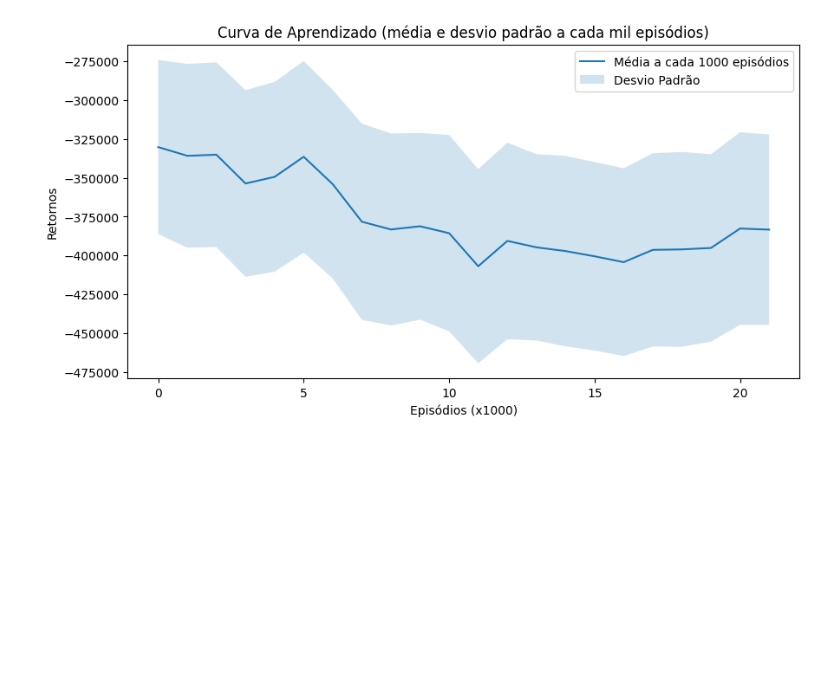
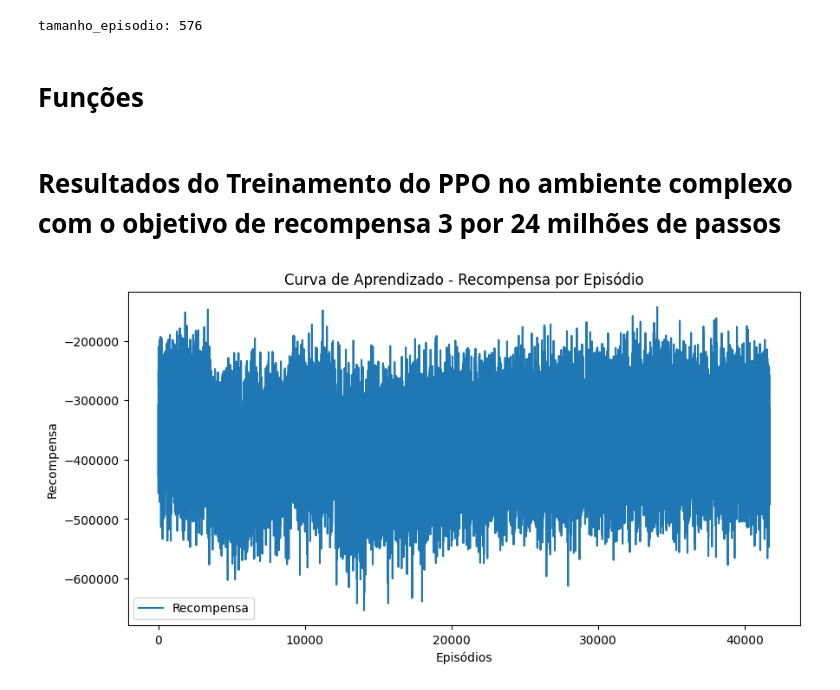
Before and after one commit to MarquinhoCF/food-delivery-gym, a Jupyter notebook: src/notebooks/generate_graphs.ipynb, the cells around one changed output. Saved outputs shown, nothing was run; the diff lists cells and outputs as text; code cells hidden in the pictures; blank space fills up the shorter version.

```diff
--- a/src/notebooks/generate_graphs.ipynb
+++ b/src/notebooks/generate_graphs.ipynb
@@ -55,12 +13,9 @@ desvio_1000_episodios = np.array(desvio_1000_episodios)
-# %%
-# Plotar a curva de aprendizado com a média e o desvio padrão
-plt.figure(figsize=(10, 5))
-plt.plot(media_1000_episodios, label="Média a cada 1000 episódios")
-plt.fill_between(range(len(media_1000_episodios)), media_1000_episodios - desvio_1000_episodios, media_1000_episodios + desvio_1000_episodios, alpha=0.2, label="Desvio Padrão")
-plt.title('Curva de Aprendizado (média e desvio padrão a cada mil episódios)')
-plt.xlabel('Episódios (x1000)')
-plt.ylabel('Retornos')
-plt.legend()
-plt.show()
-# %% [output]
-[figure, removed]
+# %%
+scnearios_path = os.path.abspath(os.path.join(os.getcwd(), "../../scenarios/"))
+gym_env: FoodDeliveryGymEnv = load_scenario("complex.json", dir_path=scnearios_path)
+tamanho_episodio = gym_env.num_orders
+print(f"tamanho_episodio: {tamanho_episodio}")
+# %% [output]
+tamanho_episodio: 576
+# %% [markdown]
+# **Funções**
@@ -66,0 +127,10 @@ plt.show()
+# %% [markdown]
+# **Resultados do Treinamento do PPO no ambiente complexo com o objetivo de recompensa 3 por 24 milhões de passos**
+# %%
+caminho = os.path.abspath(os.path.join(os.getcwd(), "../../", "data", "ppo_training", "obj_3", "complex_scenario", "24000000_time_steps"))
+log_data = carregar_log(caminho)
+retornos = log_data["r"].values
+# Plotar recompensa acumulada por episódio
+plotar_recompensa(retornos)
+# %% [output]
+[figure, added]
```
Also changed, not shown: parts of 22 cells of this notebook.
